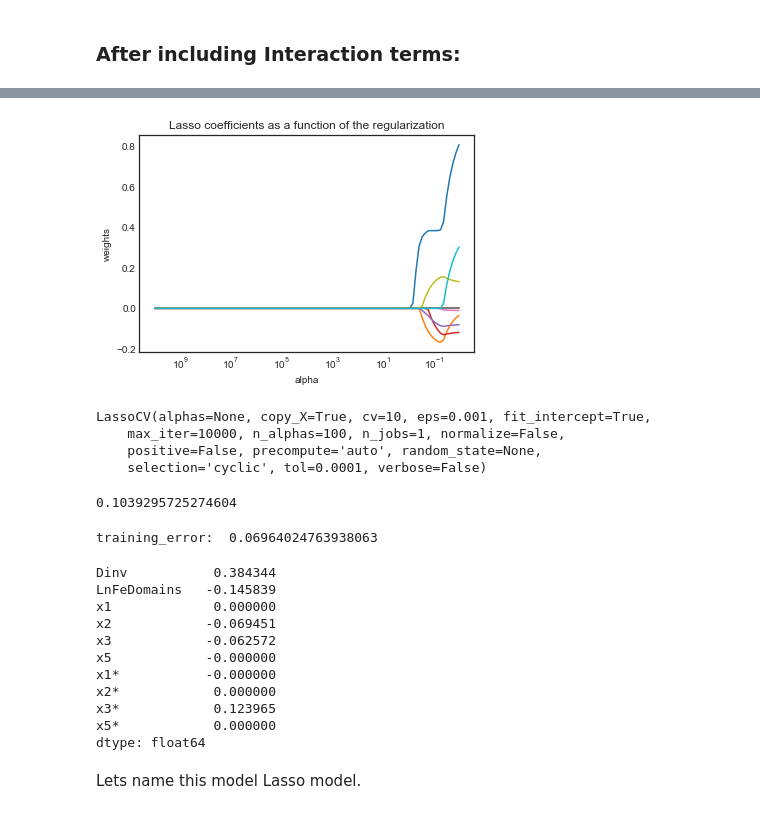
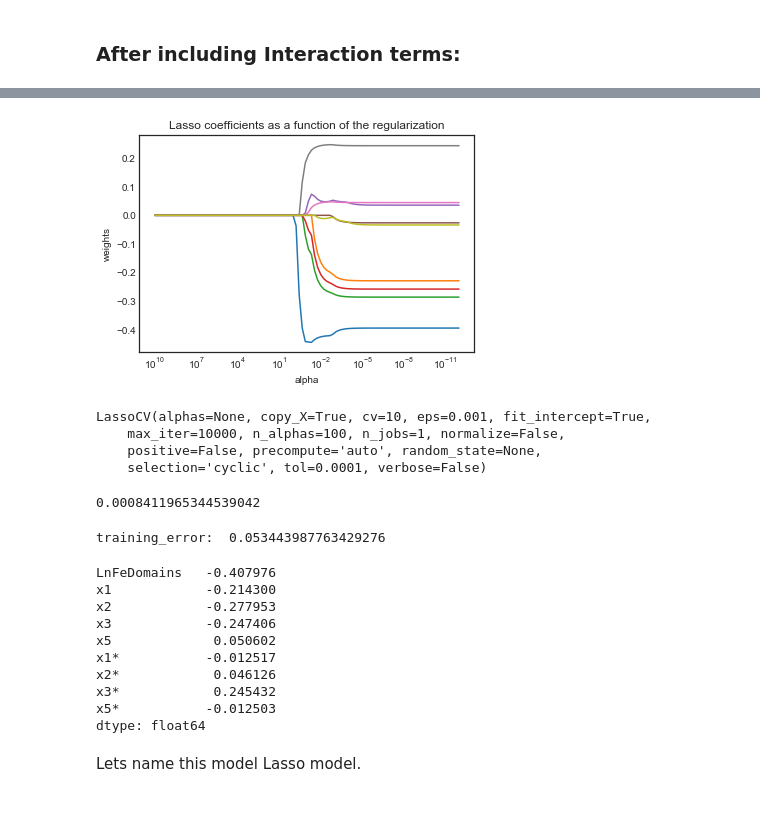
Before and after one commit to AaradhyaSaxena/23-Fractionation-of-elements-between-solid-and-molten-phases-in-multi-component-Fe-Ni-X-systems, a Jupyter notebook: 05 Linear_Regression5.ipynb, the cells around one changed output, grey strips where cells are left out. Drawn from its saved outputs; the diff is of its cells as text; code cells hidden in the pictures.

```diff
--- a/05 Linear_Regression5.ipynb
+++ b/05 Linear_Regression5.ipynb
@@ -98,7 +98,7 @@ print(data4.sheet_names)
 df7 = data4.parse('Sheet1')
 df7.head(5)
 
-df8 = df7.drop(['Reference', 'Run #', 'D(Cu)'], axis=1)
+df8 = df7.drop(['Reference', 'Run #', 'D(Cu)','Dinv'], axis=1)
 df8.dropna()
 pd.options.display.max_rows = 999
 df8.info()
@@ -154,5 +162,6 @@ Here we have taken x3 as the reference system, if we had included x6 while fitti
 # %%
-alphas = 10**np.linspace(10,-2,100)*0.5
+# alphas = 10**np.linspace(10,-2,100)*0.5
+alphas = 10**np.linspace(10,-12,100)*0.5
 lasso = Lasso(max_iter=10000)
 coefs = []
 
@@ -232,23 +260,24 @@ X1 = df8.drop(['LnDinv'], axis=1)
 # %%
-alphas = 10**np.linspace(10,-2,100)*0.5
+# alphas = 10**np.linspace(10,-2,100)*0.5
+alphas = 10**np.linspace(10,-12,100)*0.5
 lasso = Lasso(max_iter=10000)
 coefs = []
 
 for a in alphas*2:
     lasso.set_params(alpha=a)
     lasso.fit(scale(X1), y)
     coefs.append(lasso.coef_)
 
 ax = plt.gca()
 ax.plot(alphas*2, coefs)
 ax.set_xscale('log')
 ax.set_xlim(ax.get_xlim()[::-1])  # reverse axis
 plt.axis('tight')
 plt.xlabel('alpha')
 plt.ylabel('weights')
 plt.title('Lasso coefficients as a function of the regularization');
 # %% [output]
-[figure, old version]
+[figure, new version]
 # %%
 lassocv = LassoCV(alphas=None, cv=10, max_iter=10000)
 lassocv.fit(scale(X1), y.values.ravel())
@@ -260,27 +289,26 @@ LassoCV(alphas=None, copy_X=True, cv=10, eps=0.001, fit_intercept=True,
 # %%
 lassocv.alpha_
 # %% [output]
-0.1039295725274604
+0.0008411965344539042
 # %%
 lasso.set_params(alpha=lassocv.alpha_)
 lasso.fit(scale(X1), y)
 print("training_error: ",mean_squared_error(y, lasso.predict(scale(X1))))
 # %% [output]
-training_error:  0.06964024763938063
+training_error:  0.053443987763429276
 # %%
 # Some of the coefficients are now reduced to exactly zero.
 pd.Series(lasso.coef_, index=X1.columns)
 # %% [output]
-Dinv           0.384344
-LnFeDomains   -0.145839
-x1             0.000000
-x2            -0.069451
-x3            -0.062572
-x5            -0.000000
-x1*           -0.000000
-x2*            0.000000
-x3*            0.123965
-x5*            0.000000
+LnFeDomains   -0.407976
+x1            -0.214300
+x2            -0.277953
+x3            -0.247406
+x5             0.050602
+x1*           -0.012517
+x2*            0.046126
+x3*            0.245432
+x5*           -0.012503
 dtype: float64
 # %% [markdown]
 Lets name this model Lasso model.
```
Also changed, not shown: parts of 27 cells of this notebook.
